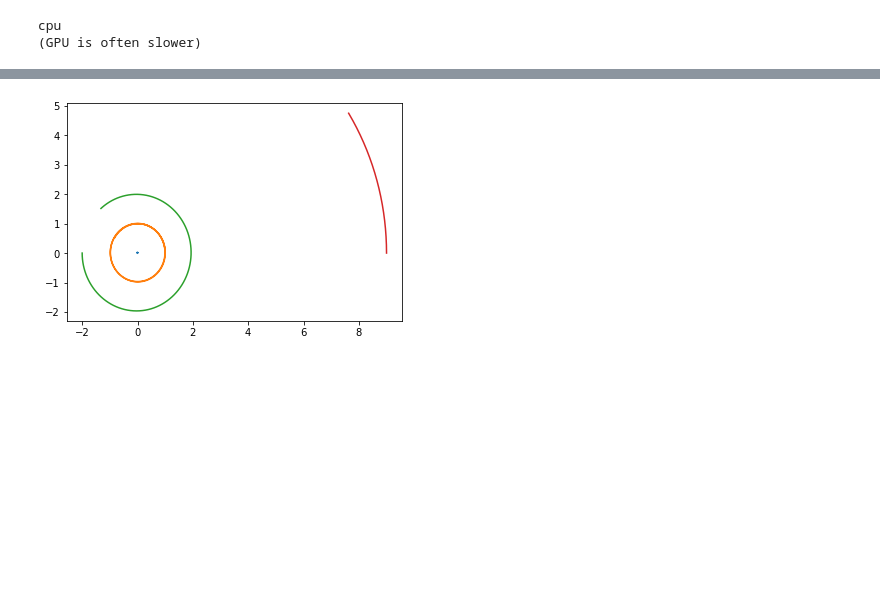
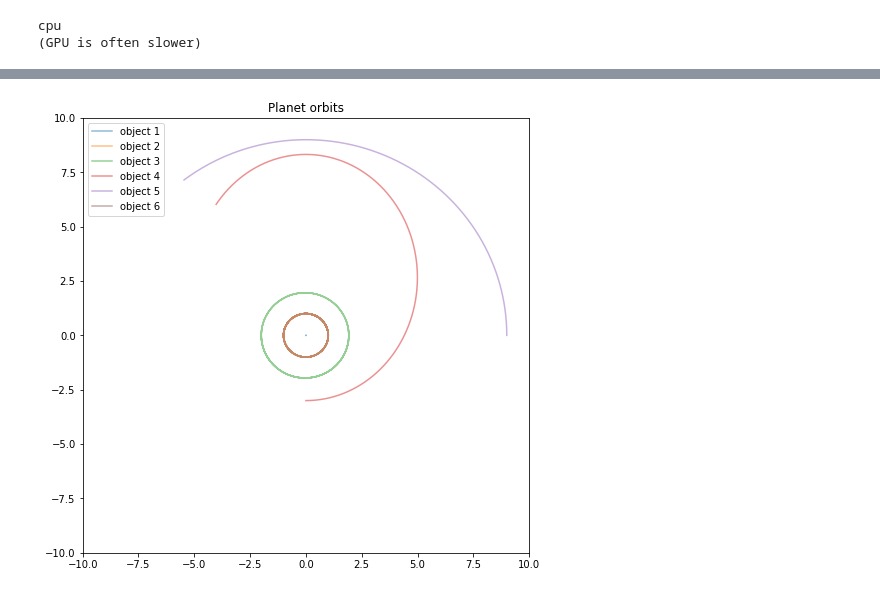
Before and after one commit to NiallJeffrey/post-Newtonian, a Jupyter notebook: nbody_solver.ipynb, the cells around one changed output, grey strips where cells are left out. Cells and saved outputs as stored; diff of their text form; code cells hidden in the pictures; blank space fills up the shorter version.

```diff
--- a/nbody_solver.ipynb
+++ b/nbody_solver.ipynb
@@ -44,11 +43,8 @@ def dydt(y,t,Gm):
 p1 = np.array([0.0, 0.0, 0.0, 0.0, 0.0, 0.0])
 p2 = np.array([1., 0., 0, 0., 3.,.0])
 p3 = np.array([-2., 0., 0, 0., -2.1,.0])
-p4 = np.array([9., 0., 0, 0., 1.,.0])
-# print(p1)
-# print(p2)
-# print(p3)
-# print(p4)
-y0 = np.concatenate([p1[:3],p2[:3],p3[:3],p4[:3],p1[3:],p2[3:],p3[3:],p4[3:]])
-# y0 = np.concatenate([p1[:3],p2[:3],p1[3:],p2[3:]])
-Gm = np.array([9.,0.05, 0.05,0.05])
+p4 = np.array([0., -3., 0, 2.1, 0.,.0])
+p5 = np.array([9., 0., 0, 0., 1.,.0])
+m1 = p2 + np.array([0.005, 0., 0, 0., np.sqrt(1e-4/0.005),.0])
+y0 = np.concatenate([p1[:3],p2[:3],p3[:3],p4[:3],p5[:3],m1[:3],p1[3:],p2[3:],p3[3:],p4[3:],p5[3:],m1[3:]])
+Gm = np.array([9.,1e-4,1e-4,1e-4,1e-4,1e-6])
@@ -86,5 +59,7 @@ Wall time: 4.86 s
-# %%
-for i in range(4):
-  plt.plot(jax_result_r[i,0],jax_result_r[i,1])
-# %% [output]
-[figure, removed]
+# %%
+_ = plt.figure(figsize=(8,8)), plt.ylim(-10,10), plt.xlim(-10,10)
+for i in range(len(Gm)): _ = plt.plot(jax_result_r[i,0],jax_result_r[i,1],
+                                  label = 'object ' + str(i+1), alpha=0.5)
+_ =  plt.title('Planet orbits'), plt.legend()
+# %% [output]
+[figure, added]
```
Also changed, not shown: parts of 21 cells of this notebook.
